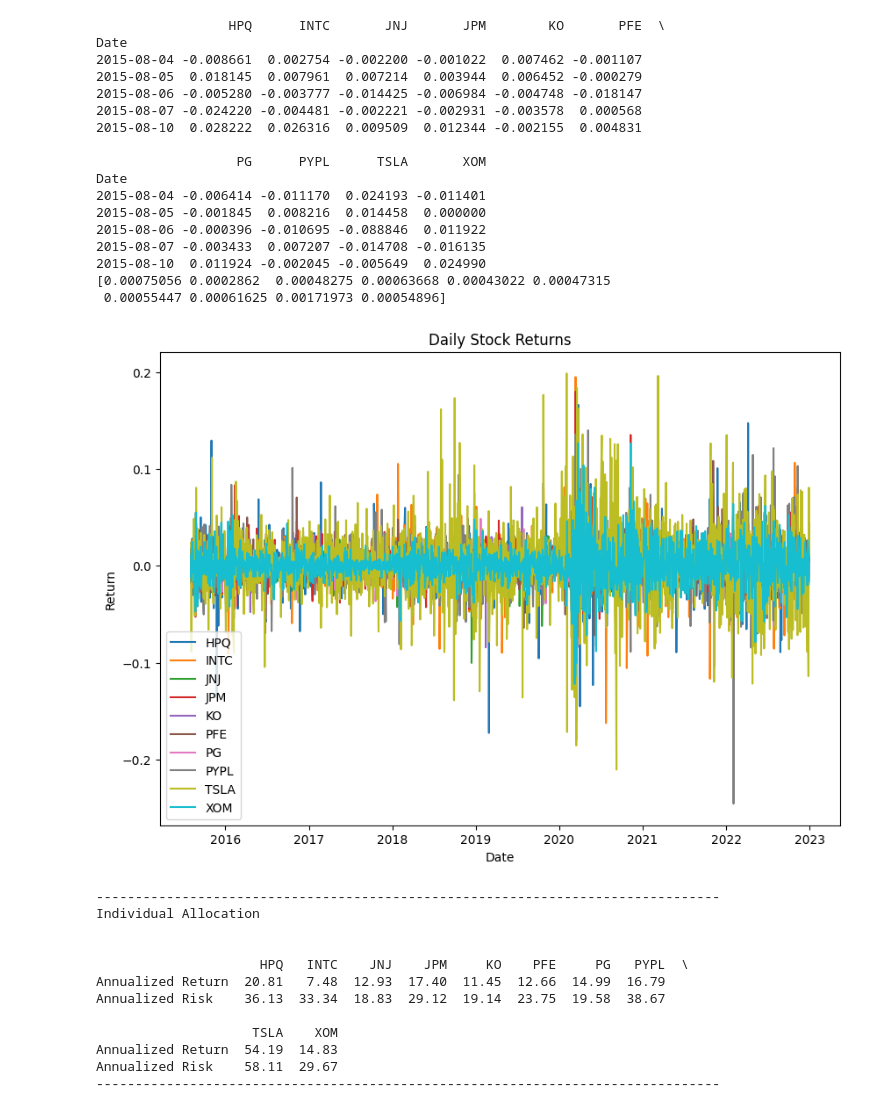
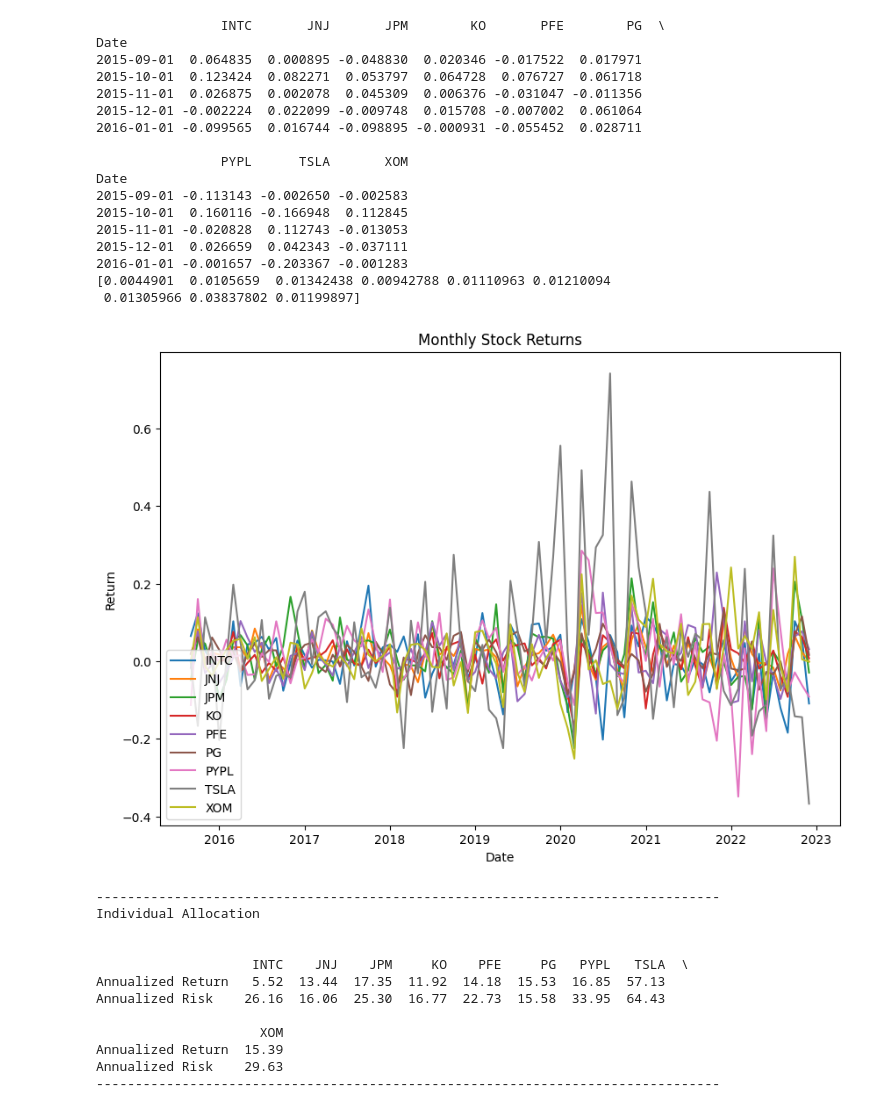
Before and after one commit to JuanDavidR24/Finanzas, a Jupyter notebook: Optimización de Portafolios de Markowitz.ipynb, the cells around one changed output. Drawn from its saved outputs; the diff is of its cells as text; code cells hidden in the pictures.

```diff
--- a/Optimización de Portafolios de Markowitz.ipynb
+++ b/Optimización de Portafolios de Markowitz.ipynb
@@ -8,14 +11,14 @@ import random
 import scipy
 # %%
 # Parámetros iniciales.
-stocks = ["HPQ", "INTC", "JNJ", "JPM", "KO", "PFE", "PG", "PYPL", "TSLA", "XOM"]
-start_date = "2015-08-01"
+stocks = ["INTC", "JNJ", "JPM", "KO", "PFE", "PG", "PYPL", "TSLA", "XOM"]
+start_date = "2015-01-01"
 end_date = "2022-12-31"
 risk_free_ticker = "^IRX"
 num_assets = len(stocks)
 numberSim = 25000
 # %%
 # Extraer datos activos.
-prices_df = yf.download(stocks, start=start_date, end=end_date)['Adj Close']
+prices_df = yf.download(stocks, start=start_date, end=end_date, interval="1Mo")['Adj Close']
 print(prices_df.head())
 # %% [output]
@@ -60,5 +63,5 @@ plt.show()
 # %%
-# Retornos diarios.
+# Retornos mensuales.
 returns_df = prices_df.pct_change().dropna()
 print(returns_df.head())
 
@@ -66,42 +69,42 @@ print(returns_df.head())
 mean_returns = np.array(returns_df.mean())
 print(mean_returns)
 # %% [output]
-                 HPQ      INTC       JNJ       JPM        KO       PFE  \
+                INTC       JNJ       JPM        KO       PFE        PG  \
 Date
-2015-08-04 -0.008661  0.002754 -0.002200 -0.001022  0.007462 -0.001107
-2015-08-05  0.018145  0.007961  0.007214  0.003944  0.006452 -0.000279
-2015-08-06 -0.005280 -0.003777 -0.014425 -0.006984 -0.004748 -0.018147
-2015-08-07 -0.024220 -0.004481 -0.002221 -0.002931 -0.003578  0.000568
-2015-08-10  0.028222  0.026316  0.009509  0.012344 -0.002155  0.004831
+2015-09-01  0.064835  0.000895 -0.048830  0.020346 -0.017522  0.017971
+2015-10-01  0.123424  0.082271  0.053797  0.064728  0.076727  0.061718
+2015-11-01  0.026875  0.002078  0.045309  0.006376 -0.031047 -0.011356
+2015-12-01 -0.002224  0.022099 -0.009748  0.015708 -0.007002  0.061064
+2016-01-01 -0.099565  0.016744 -0.098895 -0.000931 -0.055452  0.028711
 
-                  PG      PYPL      TSLA       XOM
+                PYPL      TSLA       XOM
 Date
-2015-08-04 -0.006414 -0.011170  0.024193 -0.011401
-2015-08-05 -0.001845  0.008216  0.014458  0.000000
-2015-08-06 -0.000396 -0.010695 -0.088846  0.011922
-2015-08-07 -0.003433  0.007207 -0.014708 -0.016135
-2015-08-10  0.011924 -0.002045 -0.005649  0.024990
-[0.00075056 0.0002862  0.00048275 0.00063668 0.00043022 0.00047315
- 0.00055447 0.00061625 0.00171973 0.00054896]
+2015-09-01 -0.113143 -0.002650 -0.002583
+2015-10-01  0.160116 -0.166948  0.112845
+2015-11-01 -0.020828  0.112743 -0.013053
+2015-12-01  0.026659  0.042343 -0.037111
+2016-01-01 -0.001657 -0.203367 -0.001283
+[0.0044901  0.0105659  0.01342438 0.00942788 0.01110963 0.01210094
+ 0.01305966 0.03837802 0.01199897]
 # %%
 # Gráfica retornos.
 plt.figure(figsize=(10,7))
 
 for i in range(num_assets):
   plt.plot(returns_df.iloc[:,i], label = f"{stocks[i]}")
 
-plt.title('Daily Stock Returns')
+plt.title('Monthly Stock Returns')
 plt.xlabel('Date')
 plt.ylabel('Return')
 
 plt.legend(loc="lower left")
 plt.show()
 # %% [output]
-[figure, old version]
+[figure, new version]
 # %%
 # Inversión individual en los activos.
-stocks_return = (1+mean_returns)**(252)-1
-stocks_risk = np.std(returns_df)*np.sqrt(252)
+stocks_return = (1+mean_returns)**(12)-1
+stocks_risk = np.std(returns_df)*np.sqrt(12)
 
 indv_all = pd.DataFrame({"Annualized Return" : np.round(stocks_return*100, 2),
                          "Annualized Risk" : np.round(stocks_risk*100, 2)})
@@ -117,13 +120,13 @@ print("-"*80)
 Individual Allocation
 
 
-                     HPQ   INTC    JNJ    JPM     KO    PFE     PG   PYPL  \
-Annualized Return  20.81   7.48  12.93  17.40  11.45  12.66  14.99  16.79
-Annualized Risk    36.13  33.34  18.83  29.12  19.14  23.75  19.58  38.67
+                    INTC    JNJ    JPM     KO    PFE     PG   PYPL   TSLA  \
+Annualized Return   5.52  13.44  17.35  11.92  14.18  15.53  16.85  57.13
+Annualized Risk    26.16  16.06  25.30  16.77  22.73  15.58  33.95  64.43
 
-                    TSLA    XOM
-Annualized Return  54.19  14.83
-Annualized Risk    58.11  29.67
+                     XOM
+Annualized Return  15.39
+Annualized Risk    29.63
 --------------------------------------------------------------------------------
 # %%
 # Gráfica activos individuales.
```
Also changed, not shown: parts of 12 cells of this notebook.
